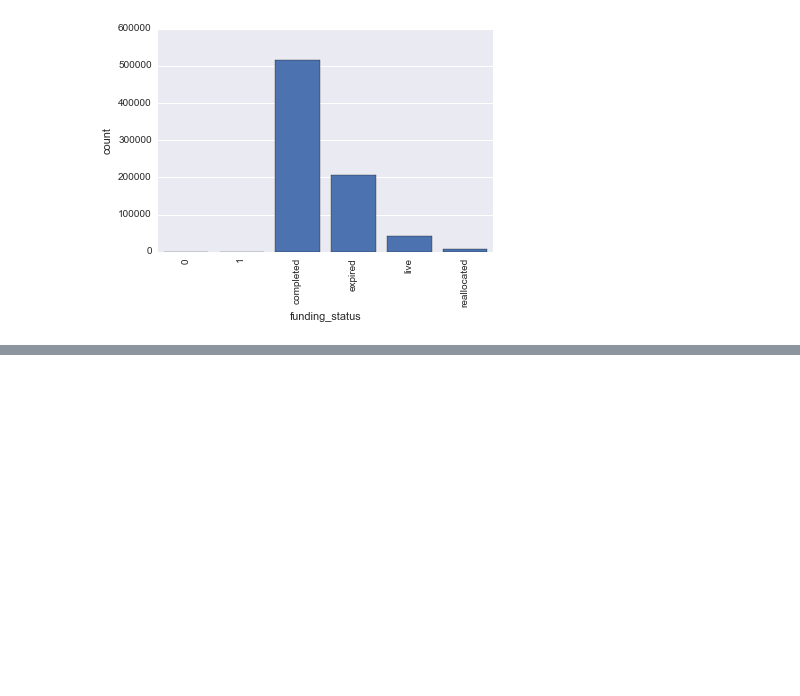
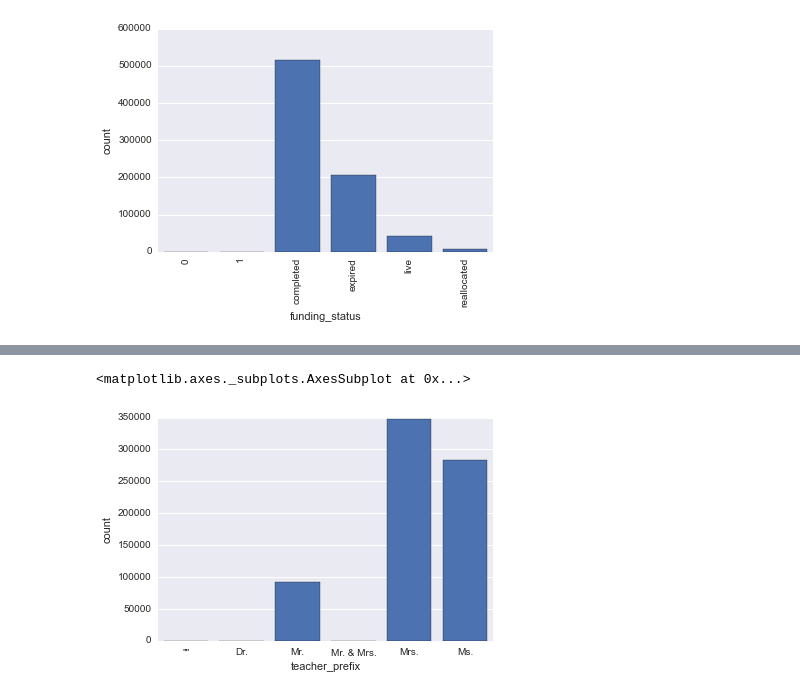
Before and after one commit to LylePayne/Fletcher-iPythonNotebooks, a Jupyter notebook: Project Kojak - DonorsChoose.ipynb, the cells around one changed output, grey strips where cells are left out. Saved outputs shown, nothing was run; the diff lists cells and outputs as text; code cells hidden in the pictures; blank space fills up the shorter version.

```diff
--- a/Project Kojak - DonorsChoose.ipynb
+++ b/Project Kojak - DonorsChoose.ipynb
@@ -200,0 +250,5 @@ SyntaxError: invalid syntax (<ipython-input-144-6cc4701bb089>, line 1)
+# %%
+sn.barplot(funding_df.teacher_prefix)
+# %% [output]
+<matplotlib.axes._subplots.AxesSubplot at 0x...>
+[figure, added]
```
Also changed, not shown: parts of 40 cells of this notebook.
